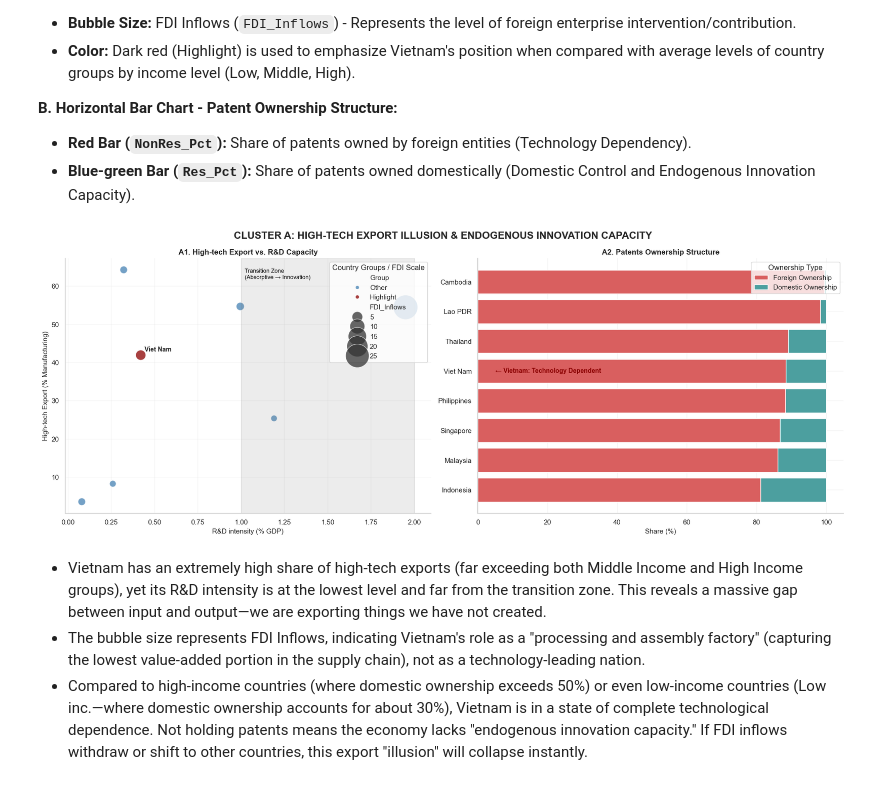
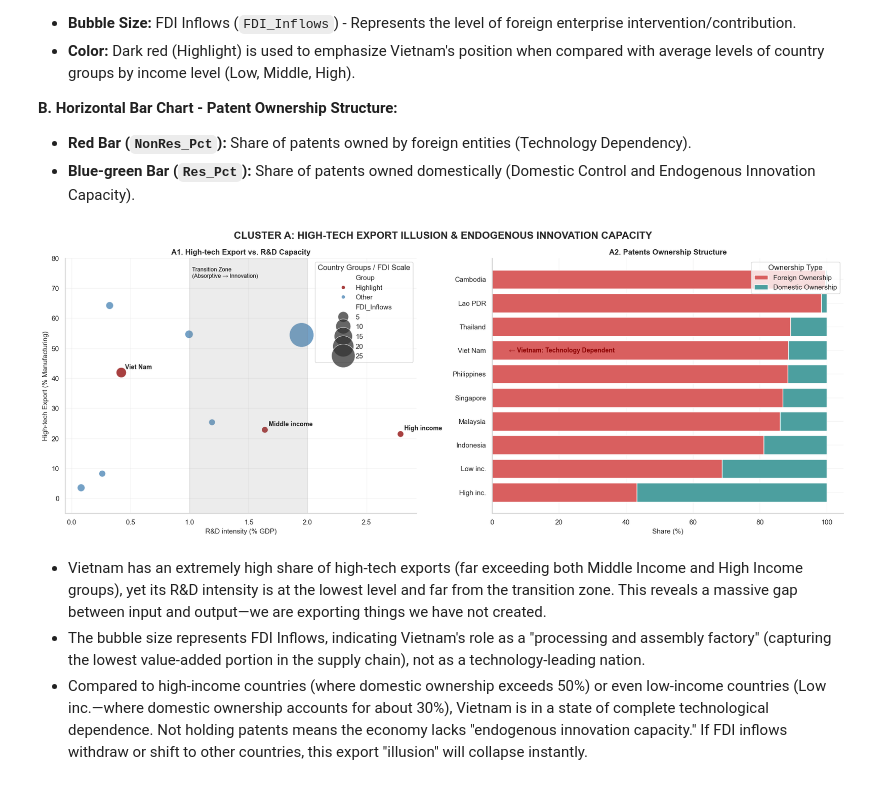
Before and after one commit to thloc1212/DV_LAB2, a Jupyter notebook: merged/merge.ipynb, the cells around one changed output. Cells and saved outputs as stored; diff of their text form; code cells hidden in the pictures.

Commit message:
fix chart q5

```diff
--- a/merged/merge.ipynb
+++ b/merged/merge.ipynb
@@ -790,7 +790,8 @@ df_melted['Value'] = pd.to_numeric(df_melted['Value'], errors='coerce')
 # Lọc Quốc gia
 target_countries = [
     'Viet Nam', 'Thailand', 'Indonesia', 'Malaysia', 'Philippines',
-    'Singapore', 'Cambodia', 'Lao PDR', 'Myanmar','Timor-Leste'
+    'Singapore', 'Cambodia', 'Lao PDR', 'Myanmar','Timor-Leste',
+    'High income', 'Low income', 'Middle income'
 ]
 df_clean = df_melted[df_melted['Country Name'].isin(target_countries)].copy()
 
@@ -2283,6 +2284,7 @@ for _, row in df_a1.iterrows():
 # ===== R&D TRANSITION ZONE (instead of "hard threshold") =====
 axes[0].axvspan(1.0, 2.0, color='grey', alpha=0.15)
 
+
 axes[0].text(
     1.02,
     axes[0].get_ylim()[1] * 0.92,
@@ -2303,7 +2305,9 @@ axes[0].legend(
     labels=labels,
     title='Country Groups / FDI Scale',
     loc='upper right',
-    frameon=True
+    frameon=True,
+    labelspacing=1.8,  # <--- Thêm dòng này: Tăng khoảng cách theo chiều dọc giữa các item
+    borderpad=1.5
 )
 
 
@@ -2338,34 +2342,34 @@ axes[1].barh(
     color='#4c9f9f',
     label='Domestic Ownership'
 )
 
 axes[1].set_title('A2. Patents Ownership Structure', weight='bold')
 axes[1].set_xlabel('Share (%)')
 
 # Highlight Vietnam
 for i, name in enumerate(df_a2['Country Name']):
     if name == 'Viet Nam':
         axes[1].text(
             5, i,
             '← Vietnam: Technology Dependent',
             va='center',
             fontsize=10,
             weight='bold',
             color='darkred'
         )
 
 axes[1].legend(title='Ownership Type', loc='upper right')
 
 
 # ===================== FINAL TOUCH =====================
 for ax in axes:
     ax.grid(alpha=0.2)
     ax.spines[['top', 'right']].set_visible(False)
 
 plt.tight_layout()
 plt.show()
 # %% [output]
-[figure, old version]
+[figure, new version]
 # %% [markdown]
 - Vietnam has an extremely high share of high-tech exports (far exceeding both Middle Income and High Income groups), yet its R&D intensity is at the lowest level and far from the transition zone. This reveals a massive gap between input and output—we are exporting things we have not created.
 - The bubble size represents FDI Inflows, indicating Vietnam's role as a "processing and assembly factory" (capturing the lowest value-added portion in the supply chain), not as a technology-leading nation.
```
Also changed, not shown: parts of 7 cells of this notebook.
